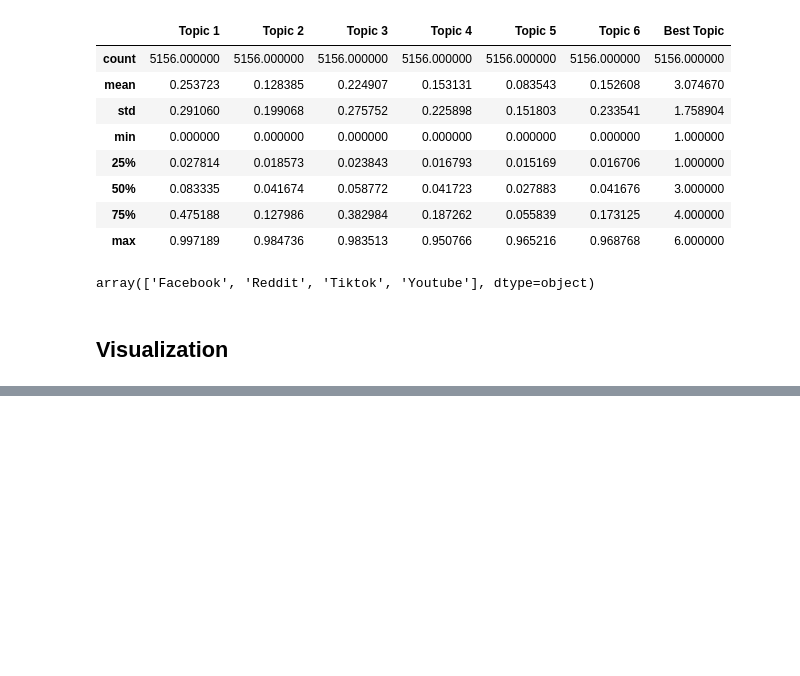
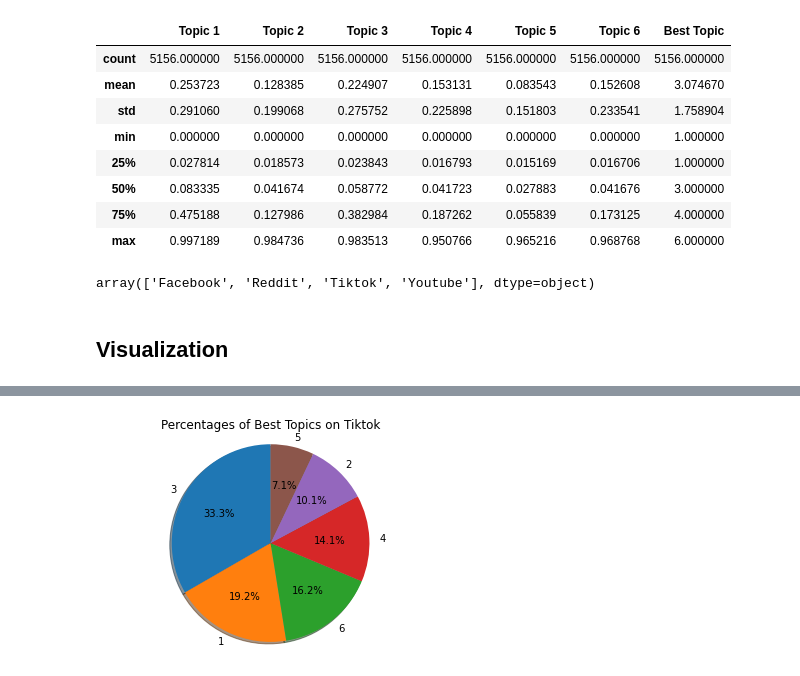
Before and after one commit to ABCD-EDU/LDA-ph-inflation, a Jupyter notebook: eda_labelled.ipynb, the cells around one changed output, grey strips where cells are left out. Drawn from its saved outputs; the diff is of its cells as text; code cells hidden in the pictures; blank space fills up the shorter version.

```diff
--- a/eda_labelled.ipynb
+++ b/eda_labelled.ipynb
@@ -136 +151,6 @@ draw_bar_graph_for_text_visualization(df_tik, 'Tiktok')
+# %%
+# Percentages of Best Topics on Tiktok
+generate_pie_chart(df_tik, 'Tiktok')
+# %% [output]
+[figure, added]
 # %%
```
Also changed, not shown: parts of 10 cells of this notebook.
